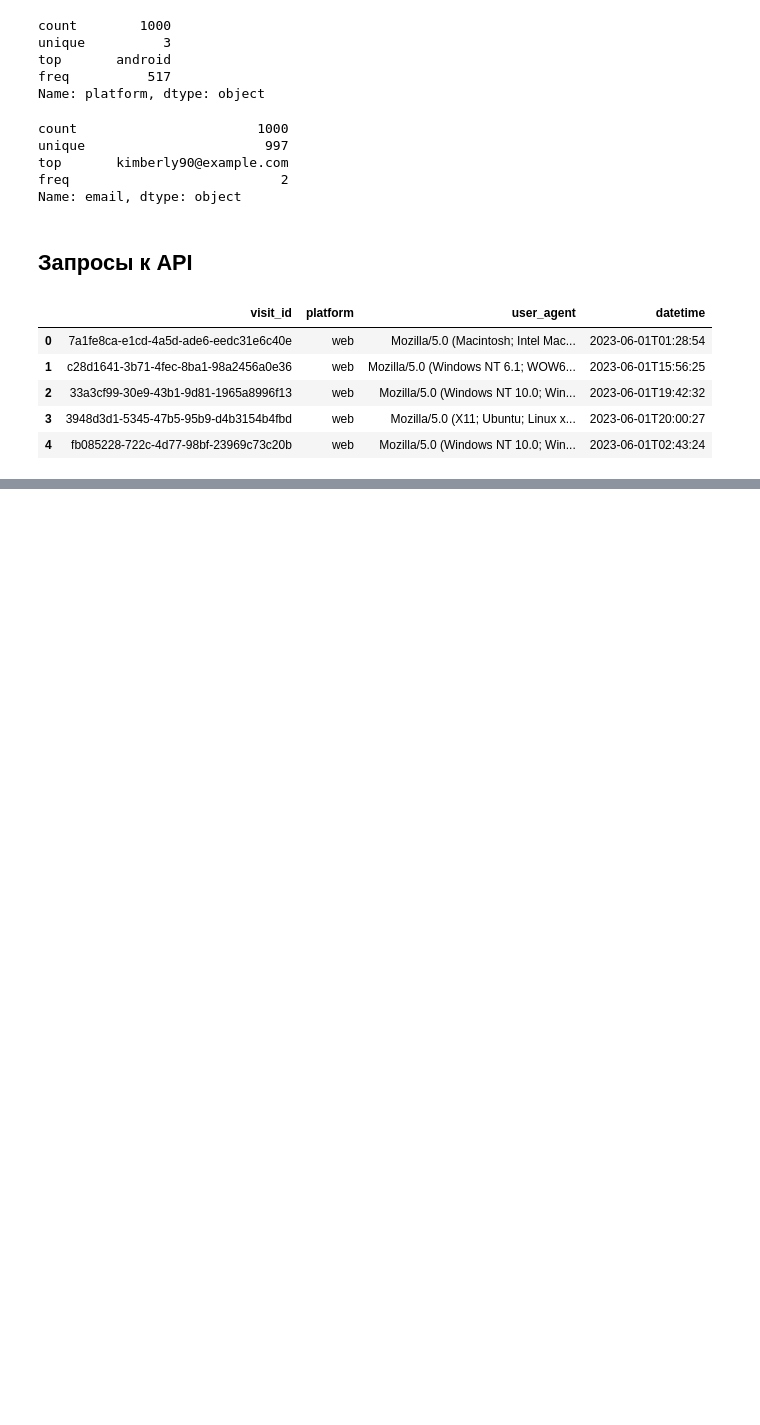
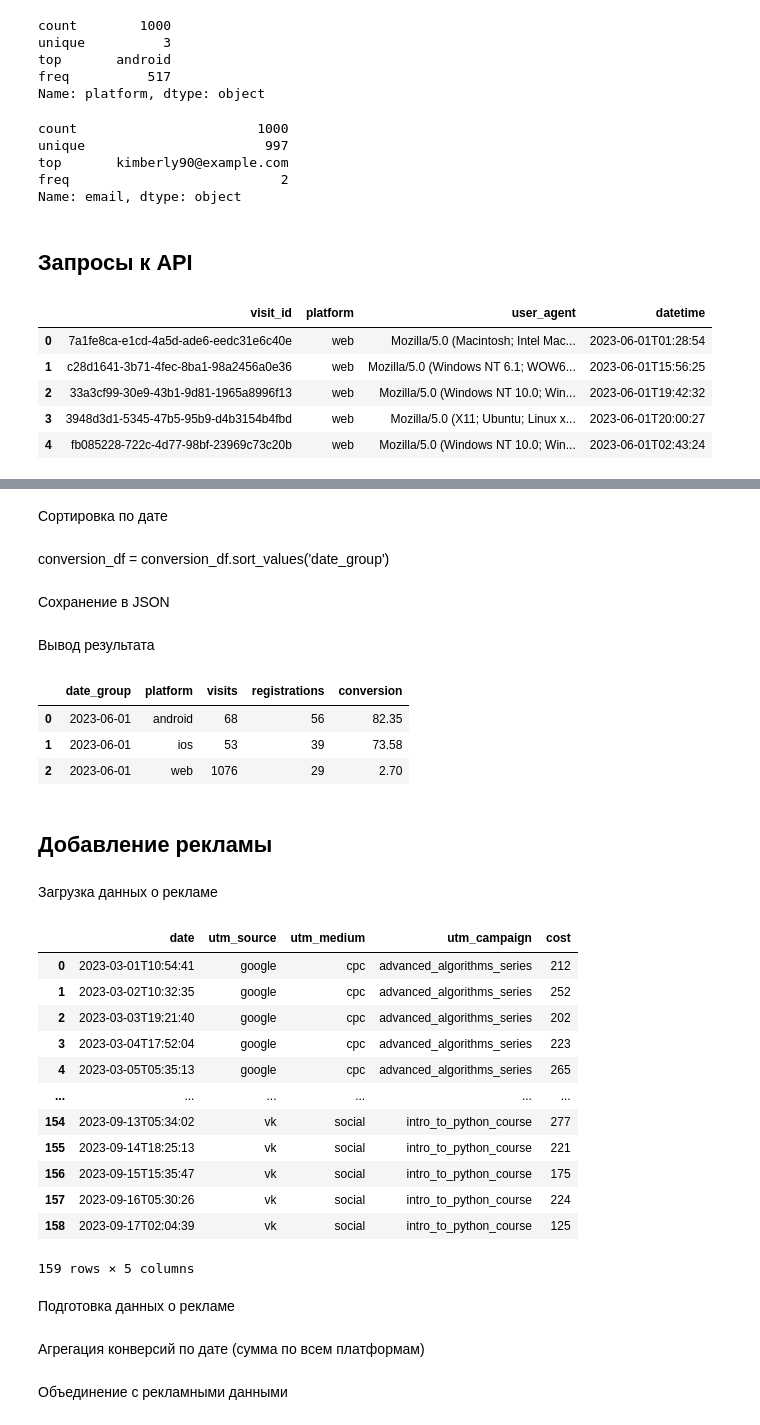
Before and after one commit to violetta-rybakova/data-analytics-project-100, a Jupyter notebook: data_analysis.ipynb, the cells around one changed output, grey strips where cells are left out. Drawn from its saved outputs; the diff is of its cells as text; code cells hidden in the pictures; blank space fills up the shorter version.

```diff
--- a/data_analysis.ipynb
+++ b/data_analysis.ipynb
@@ -137,0 +168,6 @@ df_registrations.head()
+# %% [markdown]
+Сортировка по дате
+# %% [markdown]
+conversion_df = conversion_df.sort_values('date_group')
+# %% [markdown]
+Сохранение в JSON
@@ -137,0 +176,32 @@ df_registrations.head()
+# %% [markdown]
+Вывод результата
+# %%
+conversion_df.head()
+# %% [output]
+|  | date_group | platform | visits | registrations | conversion |
+| 0 | 2023-06-01 | android | 68 | 56 | 82.35 |
+| 1 | 2023-06-01 | ios | 53 | 39 | 73.58 |
+| 2 | 2023-06-01 | web | 1076 | 29 | 2.70 |
+# %% [markdown]
+## **Добавление рекламы**
+# %% [markdown]
+Загрузка данных о рекламе
+# %%
+ads_df = pd.read_csv('ads.csv')
+ads_df.head(160)
+# %% [output]
+|  | date | utm_source | utm_medium | utm_campaign | cost |
+| 0 | 2023-03-01T10:54:41 | google | cpc | advanced_algorithms_series | 212 |
+| 1 | 2023-03-02T10:32:35 | google | cpc | advanced_algorithms_series | 252 |
+| 2 | 2023-03-03T19:21:40 | google | cpc | advanced_algorithms_series | 202 |
+| 3 | 2023-03-04T17:52:04 | google | cpc | advanced_algorithms_series | 223 |
+| 4 | 2023-03-05T05:35:13 | google | cpc | advanced_algorithms_series | 265 |
+| ... | ... | ... | ... | ... | ... |
+| 154 | 2023-09-13T05:34:02 | vk | social | intro_to_python_course | 277 |
+| 155 | 2023-09-14T18:25:13 | vk | social | intro_to_python_course | 221 |
+| 156 | 2023-09-15T15:35:47 | vk | social | intro_to_python_course | 175 |
+| 157 | 2023-09-16T05:30:26 | vk | social | intro_to_python_course | 224 |
+| 158 | 2023-09-17T02:04:39 | vk | social | intro_to_python_course | 125 |
+159 rows × 5 columns
+# %% [markdown]
+Подготовка данных о рекламе
@@ -137,0 +215,2 @@ df_registrations.head()
+# %% [markdown]
+Агрегация конверсий по дате (сумма по всем платформам)
@@ -137,0 +222,2 @@ df_registrations.head()
+# %% [markdown]
+Объединение с рекламными данными
```
Also changed, not shown: parts of 23 cells of this notebook, 2 other files.
